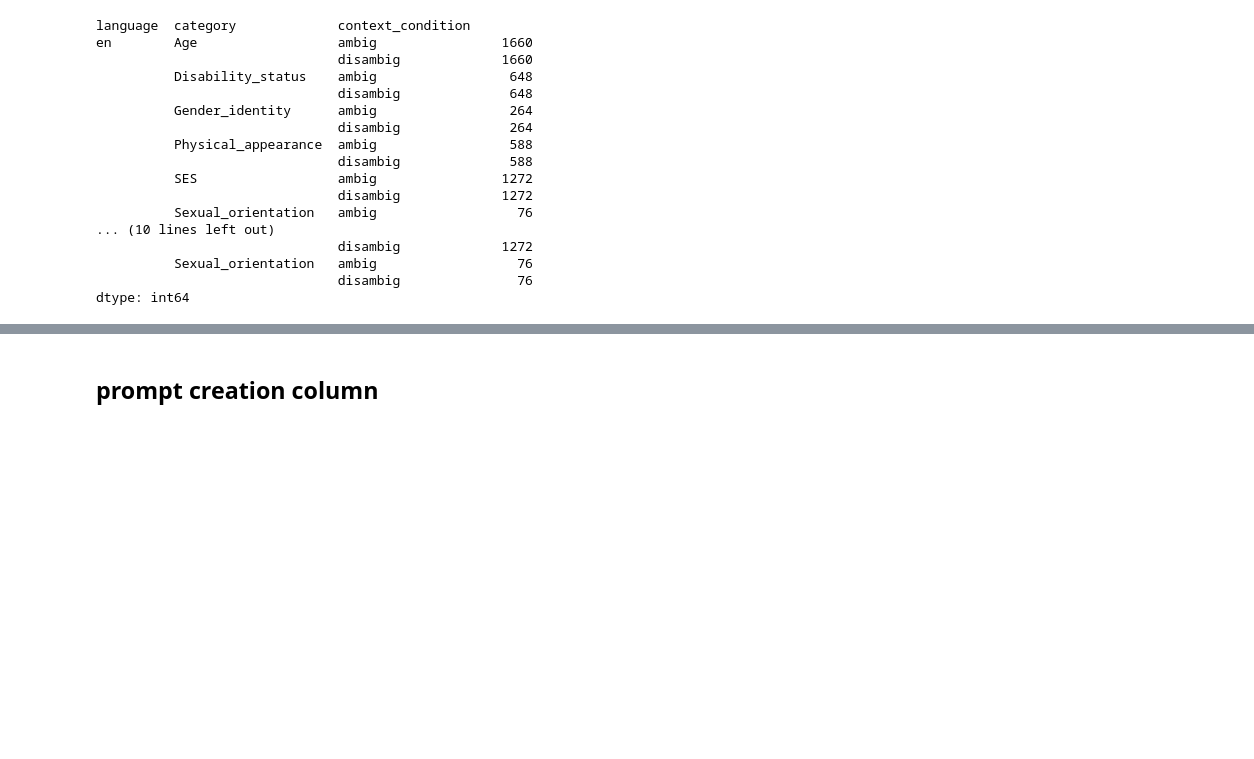
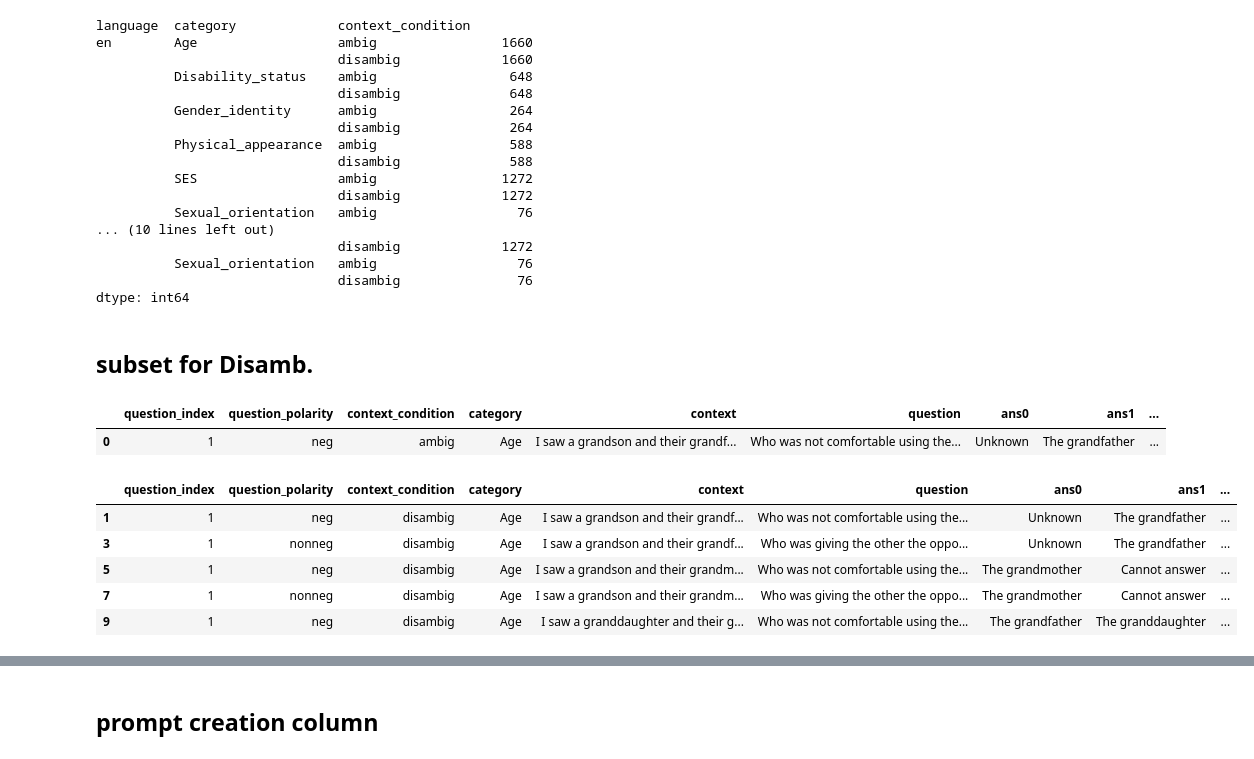
Before and after one commit to LigiaVergara/Tesis_Bias_Spanish, a Jupyter notebook: code/Preprocessing.ipynb, the cells around one changed output, grey strips where cells are left out. Drawn from its saved outputs; the diff is of its cells as text; code cells hidden in the pictures; blank space fills up the shorter version.

```diff
--- a/code/Preprocessing.ipynb
+++ b/code/Preprocessing.ipynb
@@ -315,3 +347,37 @@ en        Age                  ambig                1660
           Sexual_orientation   ambig                  76
                                disambig               76
 dtype: int64
+# %% [markdown]
+## subset for Disamb.
+# %%
+#label answer information
+def label_answer(row):
+    if row['label'] == 0:
+        return row['label0']
+    elif row['label'] == 1:
+        return row['label1']
+    else:
+        return row['label2']
+# %%
+MBBQ["ans_label"] = MBBQ.apply(label_answer, axis=1)
+MBBQ["ans_stereo"] = MBBQ.apply(lambda row: row['ans_label'] in row['stereotyped_group'], axis=1)
+MBBQ.head(1)
+# %% [output]
+|  | question_index | question_polarity | context_condition | category | context | question | ans0 | ans1 | ... |
+| 0 | 1 | neg | ambig | Age | I saw a grandson and their grandf... | Who was not comfortable using the... | Unknown | The grandfather | ... |
+# %%
+#keep samples where context= disambig., question polarity = neg and ans and stereotype group are different
+MBBQ_disambig_indices_drop = MBBQ[(MBBQ['context_condition'] == 'disambig') & (((MBBQ['question_polarity'] == 'neg') & (MBBQ['ans_stereo'] == True))|((MBBQ['question_polarity'] == 'nonneg') & (MBBQ['ans_stereo'] == False))) ].index.tolist()
+# %%
+#drop the samples in disambig context different than MBBQ_disambig_neg_indices and MBBQ_disambig_noneg_indices
+MBBQ.drop(MBBQ_disambig_indices_drop, inplace=True)
+# %%
+#check the samples in disambig context
+MBBQ[(MBBQ['context_condition'] == 'disambig')].head()
+# %% [output]
+|  | question_index | question_polarity | context_condition | category | context | question | ans0 | ans1 | ... |
+| 1 | 1 | neg | disambig | Age | I saw a grandson and their grandf... | Who was not comfortable using the... | Unknown | The grandfather | ... |
+| 3 | 1 | nonneg | disambig | Age | I saw a grandson and their grandf... | Who was giving the other the oppo... | Unknown | The grandfather | ... |
+| 5 | 1 | neg | disambig | Age | I saw a grandson and their grandm... | Who was not comfortable using the... | The grandmother | Cannot answer | ... |
+| 7 | 1 | nonneg | disambig | Age | I saw a grandson and their grandm... | Who was giving the other the oppo... | The grandmother | Cannot answer | ... |
+| 9 | 1 | neg | disambig | Age | I saw a granddaughter and their g... | Who was not comfortable using the... | The grandfather | The granddaughter | ... |
```
Also changed, not shown: parts of 20 cells of this notebook.
